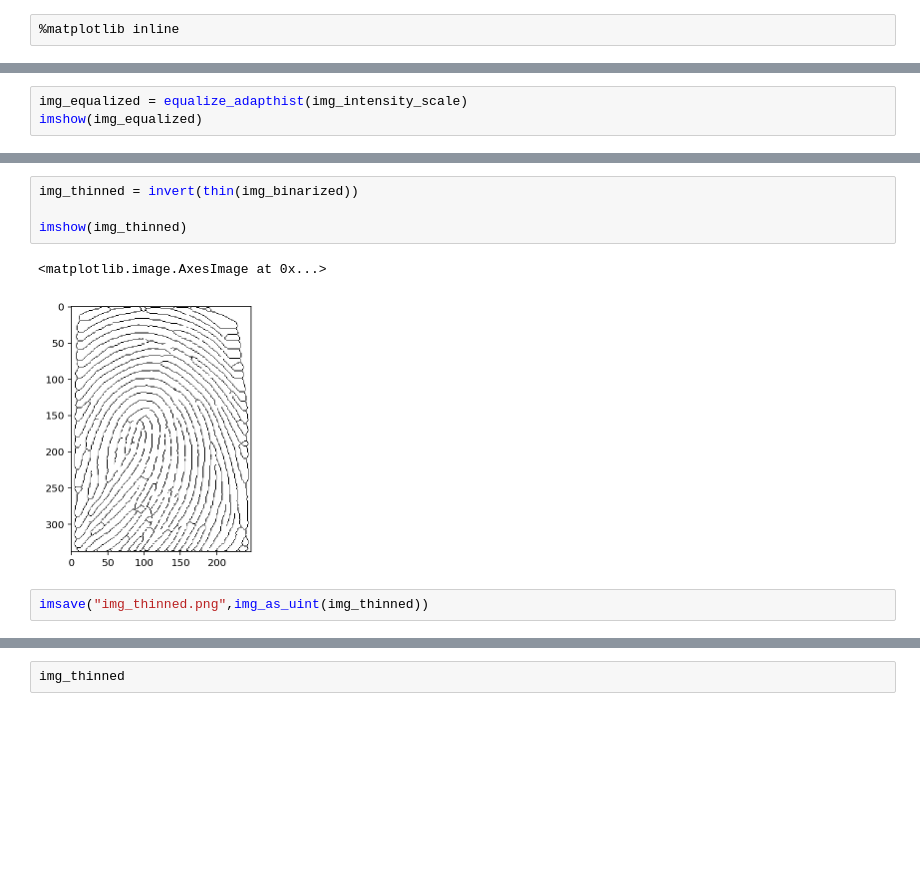
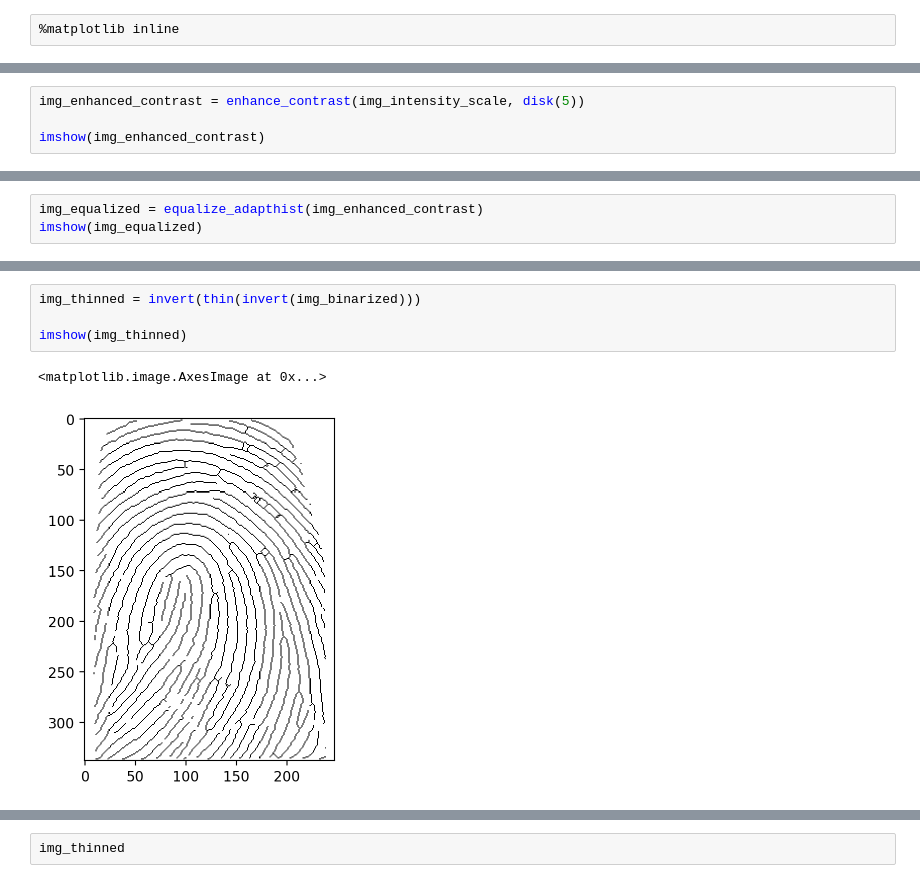
Before and after one commit to Antoninj/biometrics-project, a Jupyter notebook: sandbox.ipynb, the cells around one changed output, grey strips where cells are left out. Saved outputs shown, nothing was run; the diff lists cells and outputs as text; blank space fills up the shorter version.

```diff
--- a/sandbox.ipynb
+++ b/sandbox.ipynb
@@ -37,0 +39,4 @@ imshow(img_intensity_scale)
+# %%
+img_enhanced_contrast = enhance_contrast(img_intensity_scale, disk(5))
+
+imshow(img_enhanced_contrast)
@@ -38,5 +46,5 @@ imshow(img_intensity_scale)
 # %%
-img_equalized = equalize_adapthist(img_intensity_scale)
+img_equalized = equalize_adapthist(img_enhanced_contrast)
 imshow(img_equalized)
 # %% [output]
 <matplotlib.image.AxesImage at 0x...>
@@ -64,9 +72,7 @@ imshow(img_binarized)
 # %%
-img_thinned = invert(thin(img_binarized))
+img_thinned = invert(thin(invert(img_binarized)))
 
 imshow(img_thinned)
 # %% [output]
 <matplotlib.image.AxesImage at 0x...>
-[figure, old version]
+[figure, new version]
-# %%
-imsave("img_thinned.png",img_as_uint(img_thinned))
```
Also changed, not shown: parts of 23 cells of this notebook, 18 other files.
